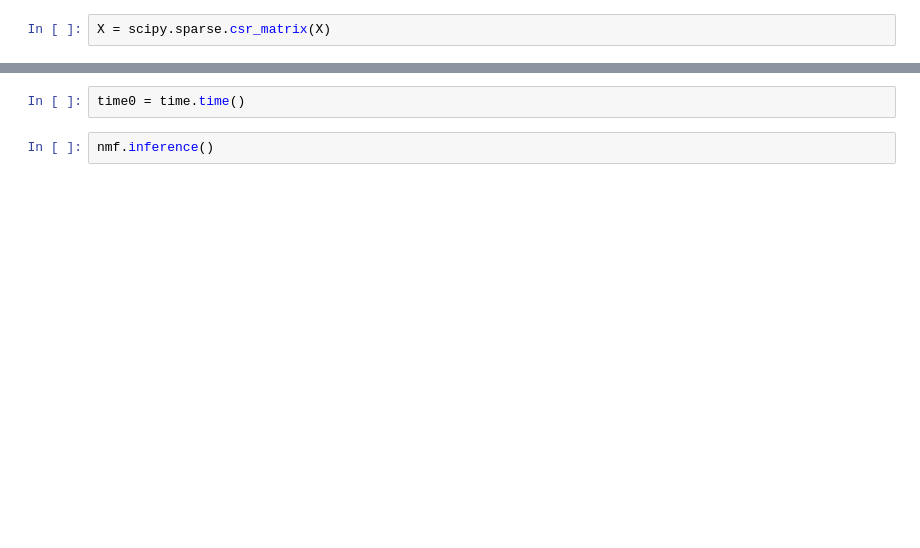
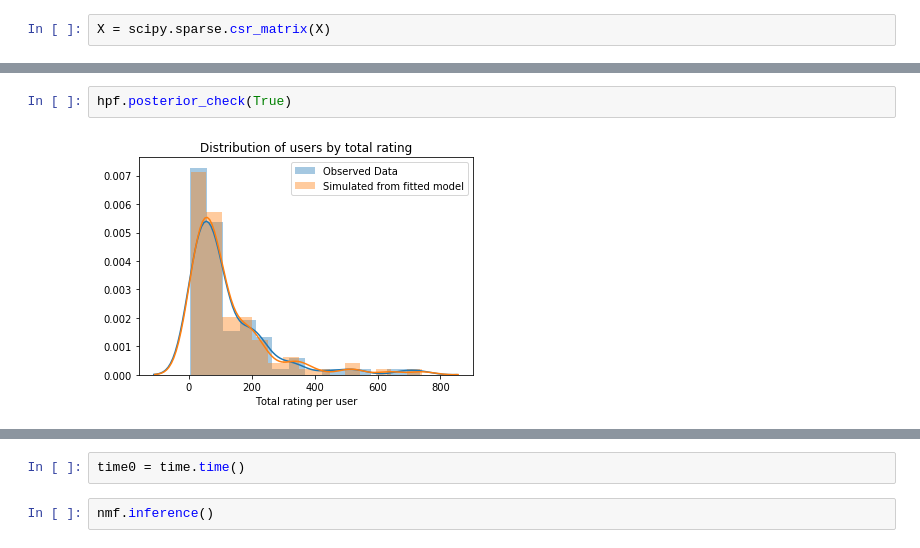
Before and after one commit to kn27/BNPF, a Jupyter notebook: Nonparametric-Online.ipynb, the cells around one changed output, grey strips where cells are left out. Drawn from its saved outputs; the diff is of its cells as text; blank space fills up the shorter version.

```diff
--- a/Nonparametric-Online.ipynb
+++ b/Nonparametric-Online.ipynb
@@ -33,0 +84,4 @@ X = scipy.sparse.csr_matrix(X)
+# %%
+hpf.posterior_check(True)
+# %% [output]
+[figure, added]
```
Also changed, not shown: parts of 18 cells of this notebook, 2 other files.
